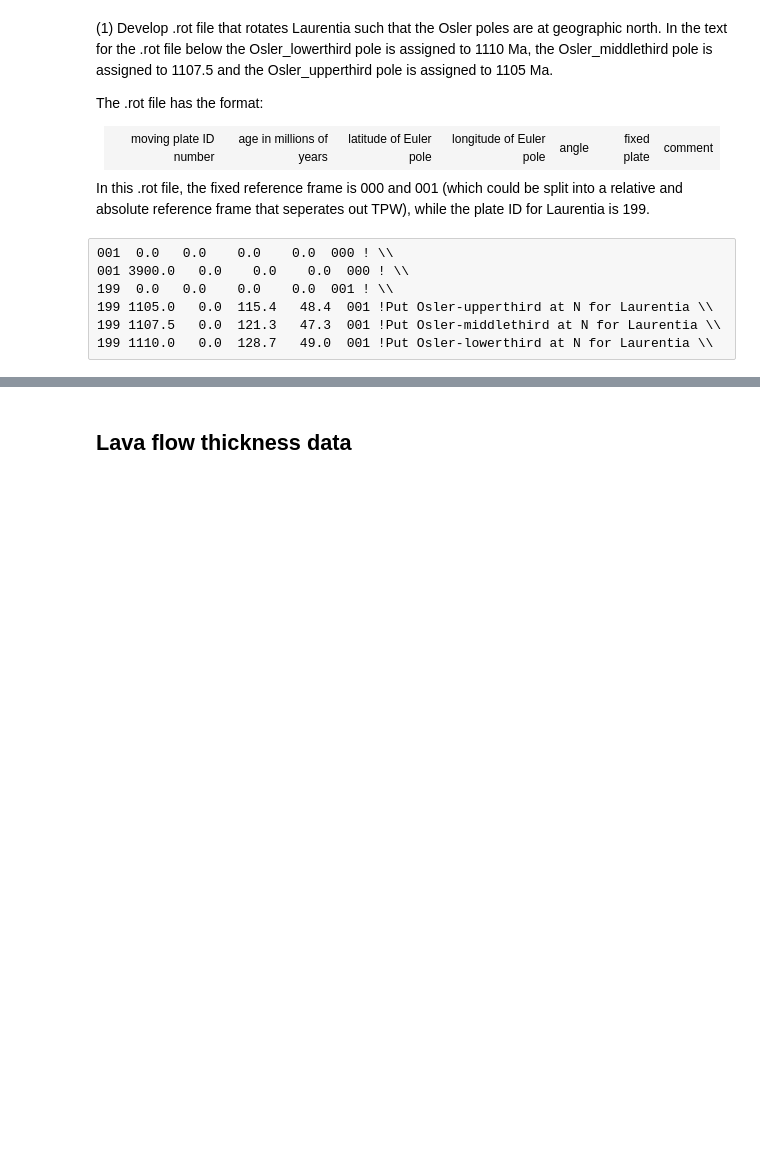
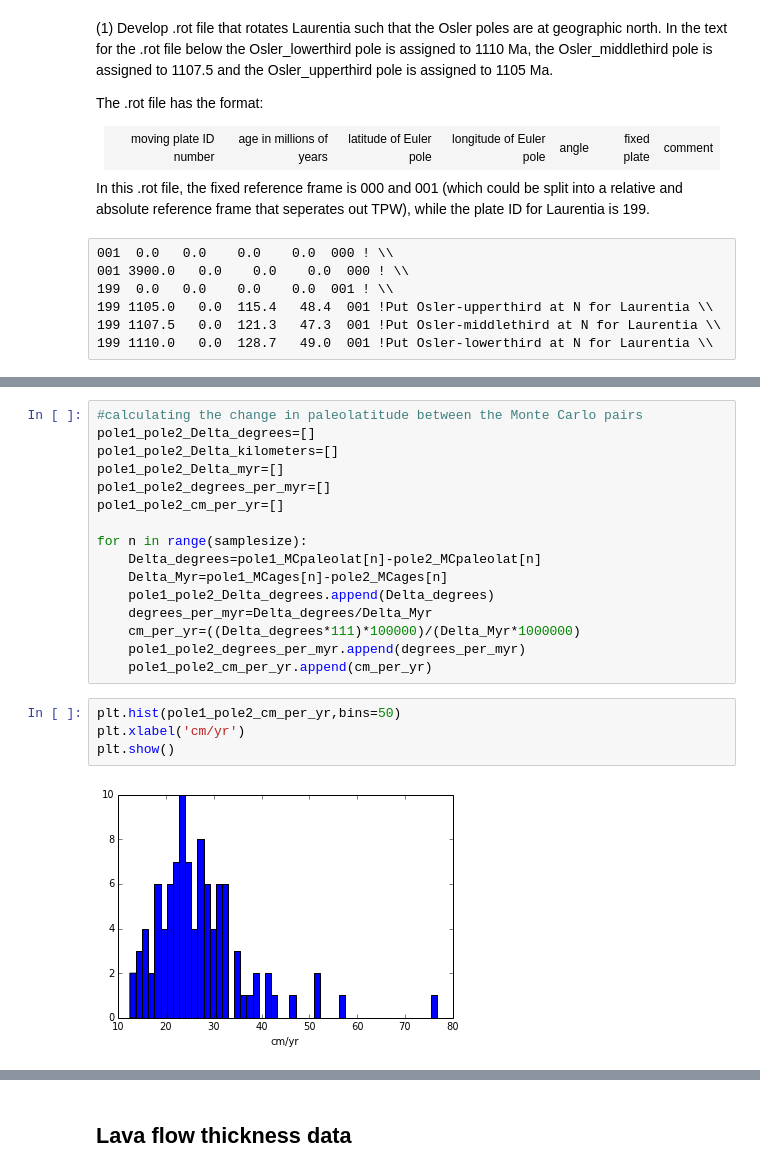
Before and after one commit to Swanson-Hysell/2014_Swanson-Hysell-et-al_Osler, a Jupyter notebook: 2014_Osler_Code/2014_Osler_Data_Analysis.ipynb, the cells around one changed output, grey strips where cells are left out. Drawn from its saved outputs; the diff is of its cells as text; blank space fills up the shorter version.

Commit message:
Implementing Monte Carlo analysis in notebook

```diff
--- a/2014_Osler_Code/2014_Osler_Data_Analysis.ipynb
+++ b/2014_Osler_Code/2014_Osler_Data_Analysis.ipynb
@@ -763,0 +891,22 @@ In this .rot file, the fixed reference frame is 000 and 001 (which could be spli
+# %%
+#calculating the change in paleolatitude between the Monte Carlo pairs
+pole1_pole2_Delta_degrees=[]
+pole1_pole2_Delta_kilometers=[]
+pole1_pole2_Delta_myr=[]
+pole1_pole2_degrees_per_myr=[]
+pole1_pole2_cm_per_yr=[]
+
+for n in range(samplesize):
+    Delta_degrees=pole1_MCpaleolat[n]-pole2_MCpaleolat[n]
+    Delta_Myr=pole1_MCages[n]-pole2_MCages[n]
+    pole1_pole2_Delta_degrees.append(Delta_degrees)
+    degrees_per_myr=Delta_degrees/Delta_Myr
+    cm_per_yr=((Delta_degrees*111)*100000)/(Delta_Myr*1000000)
+    pole1_pole2_degrees_per_myr.append(degrees_per_myr)
+    pole1_pole2_cm_per_yr.append(cm_per_yr)
+# %%
+plt.hist(pole1_pole2_cm_per_yr,bins=50)
+plt.xlabel('cm/yr')
+plt.show()
+# %% [output]
+[figure, added]
```
Also changed, not shown: parts of 30 cells of this notebook, 2 other files.
